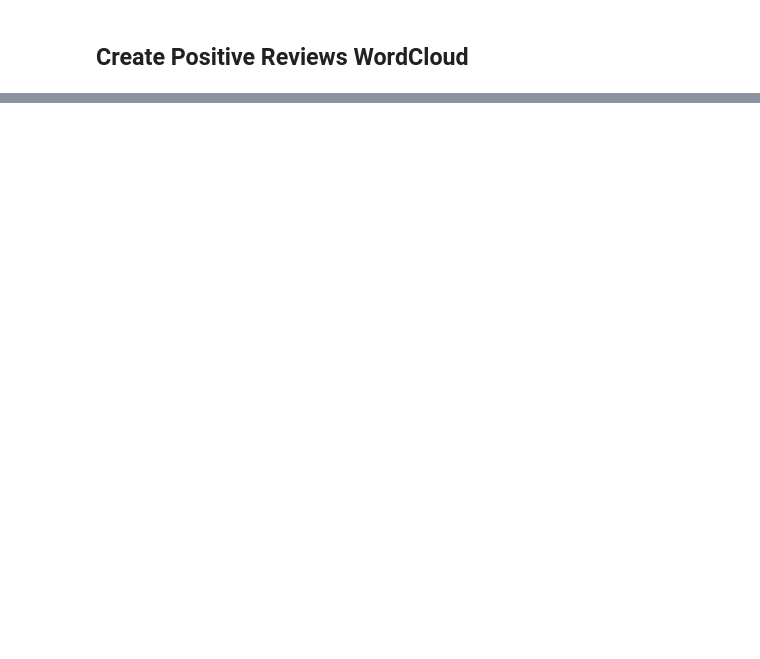
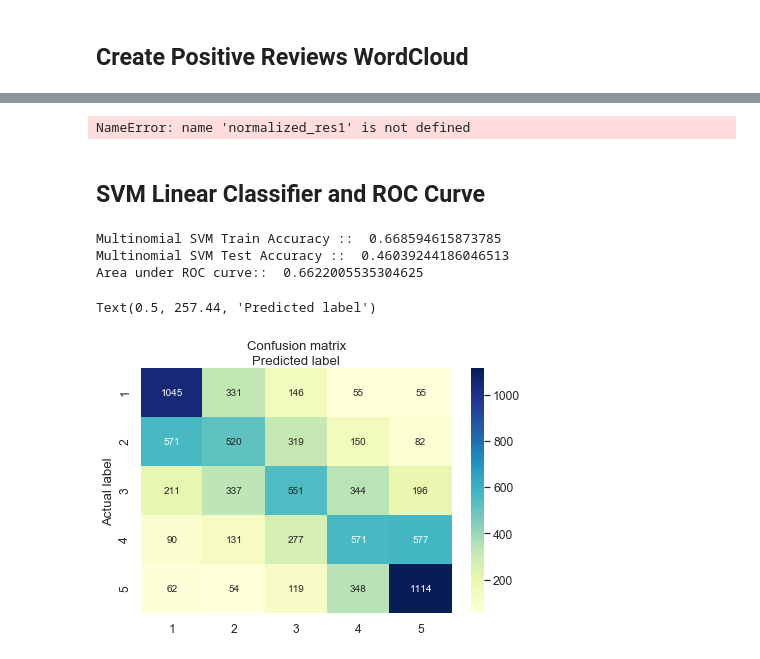
Before and after one commit to muthucse7/ml_itcs_5156-project, a Jupyter notebook: Sentiment_Analysis_on_Amazon_Product_Reviews.ipynb, the cells around one changed output, grey strips where cells are left out. Saved outputs shown, nothing was run; the diff lists cells and outputs as text; code cells hidden in the pictures; blank space fills up the shorter version.

```diff
--- a/Sentiment_Analysis_on_Amazon_Product_Reviews.ipynb
+++ b/Sentiment_Analysis_on_Amazon_Product_Reviews.ipynb
@@ -319,0 +691,69 @@ wordcloud.to_file("WordCloud_Positive_Reviews.png")
+# %%
+from sklearn.model_selection import train_test_split
+from sklearn import linear_model
+from sklearn import metrics
+import seaborn as sns
+from sklearn.neighbors import KNeighborsClassifier
+
+X_train, X_test, y_train, y_test = train_test_split(normalized_res1, y, test_size=0.2,random_state=51)
+knn = KNeighborsClassifier(n_neighbors = 100).fit(X_train, y_train)
+
+accuracy = knn.score(X_test, y_test)
+print (accuracy)
+
+# creating a confusion matrix
+knn_predictions = knn.predict(X_test)
+cnf_matrix = metrics.confusion_matrix(y_test, knn_predictions)
+
+class_names=[1,2,3,4,5] # name  of classes
+fig, ax = plt.subplots()
+# create heatmap
+sns.heatmap(pd.DataFrame(cnf_matrix), annot=True, cmap="YlGnBu" ,fmt='g')
+ax.xaxis.set_label_position("top")
+ax.xaxis.set_ticklabels(class_names)
+ax.yaxis.set_ticklabels(class_names)
+plt.tight_layout()
+plt.title('Confusion matrix', y=1.1)
+plt.ylabel('Actual label')
+plt.xlabel('Predicted label')
+# %% [output]
+NameError: name 'normalized_res1' is not defined
+# %% [markdown]
+## SVM Linear Classifier and ROC Curve
+# %%
+from sklearn.model_selection import train_test_split
+from sklearn.linear_model import LinearRegression
+from sklearn import linear_model
+from sklearn import metrics
+from sklearn.svm import SVC
+from sklearn.svm import LinearSVC
+import seaborn as sns
+
+X_train, X_test, y_train, y_test = train_test_split(normalized_res1, y, test_size=0.2, random_state=51)
+svm = LinearSVC()
+svm.fit(X_train,y_train)
+
+print ("Multinomial SVM Train Accuracy :: ", metrics.accuracy_score(y_train, svm.predict(X_train)))
+print ("Multinomial SVM Test Accuracy :: ", metrics.accuracy_score(y_test, svm.predict(X_test)))
+print ("Area under ROC curve:: ",multiclass_roc_auc_score(y_test,svm.predict(X_test)))
+
+cnf_matrix = metrics.confusion_matrix(y_test, svm.predict(X_test))
+cnf_matrix
+
+class_names=[1,2,3,4,5] # name  of classes
+fig, ax = plt.subplots()
+# create heatmap
+sns.heatmap(pd.DataFrame(cnf_matrix), annot=True, cmap="YlGnBu" ,fmt='g')
+ax.xaxis.set_label_position("top")
+ax.xaxis.set_ticklabels(class_names)
+ax.yaxis.set_ticklabels(class_names)
+plt.tight_layout()
+plt.title('Confusion matrix', y=1.1)
+plt.ylabel('Actual label')
+plt.xlabel('Predicted label')
+# %% [output]
+Multinomial SVM Train Accuracy ::  0.668594615873785
+Multinomial SVM Test Accuracy ::  0.46039244186046513
+Area under ROC curve::  0.6622005535304625
+Text(0.5, 257.44, 'Predicted label')
+[figure, added]
```
Also changed, not shown: parts of 32 cells of this notebook.
